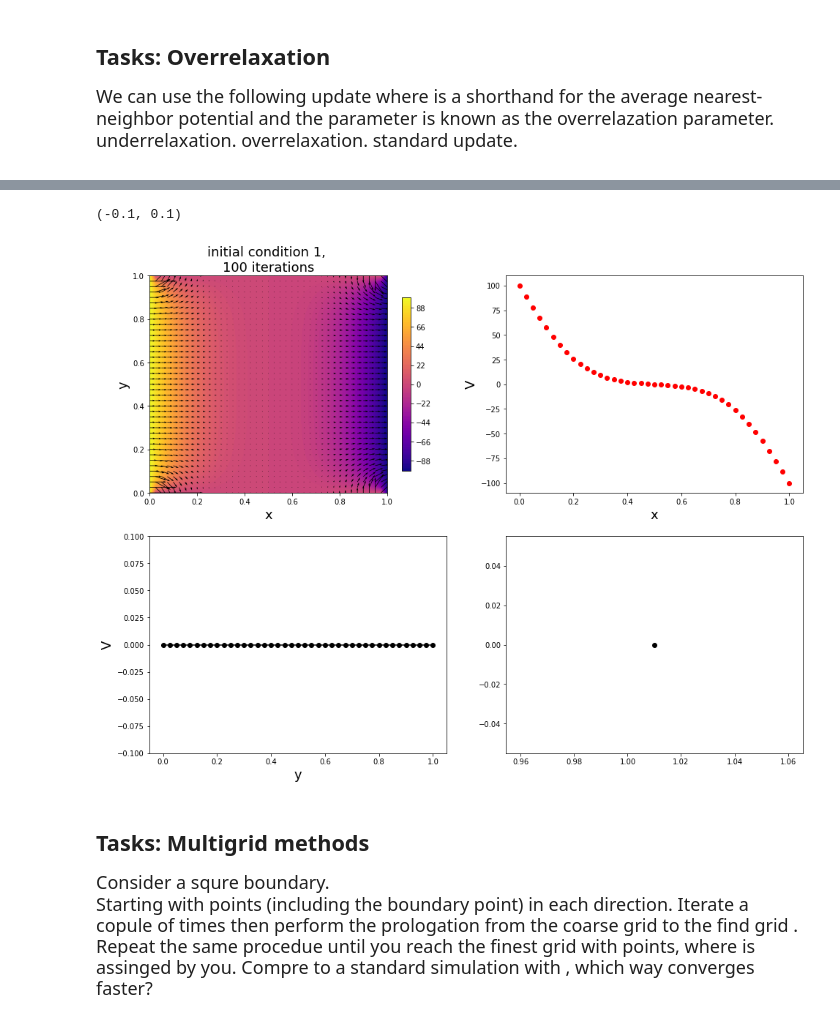
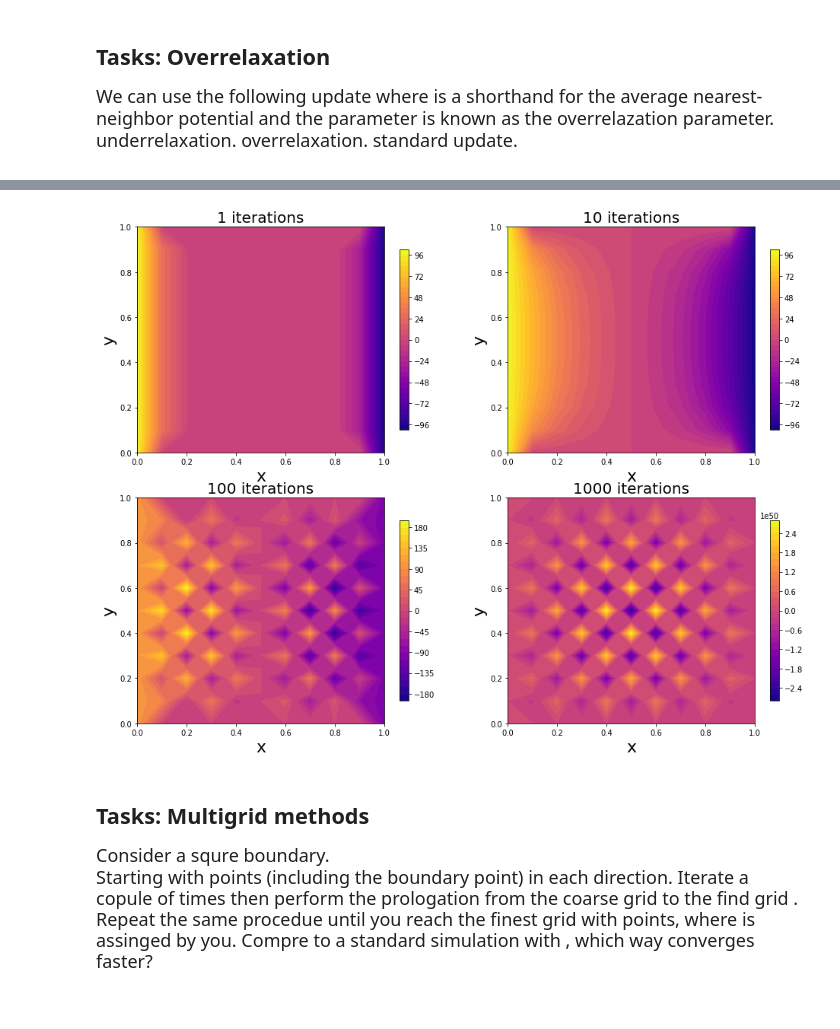
Before and after one commit to pcchen/Computation-in-Physics, a Jupyter notebook: 107022138/Homework_5/Relaxation Methods_Advanced topics.ipynb, the cells around one changed output, grey strips where cells are left out. Drawn from its saved outputs; the diff is of its cells as text; code cells hidden in the pictures.

```diff
--- a/107022138/Homework_5/Relaxation Methods_Advanced topics.ipynb
+++ b/107022138/Homework_5/Relaxation Methods_Advanced topics.ipynb
@@ -10,71 +102,31 @@ where  is a shorthand for the average nearest-neighbor potential and the paramet
 # %%
-import numpy as np
-import matplotlib.pyplot as plt
 fig, axes = plt.subplots(ncols = 2 , nrows = 2, figsize = (16,12))
 ax = axes.flatten()
-N = 41     # N means the number of equl points
-it = 100
+N = 11     # N means the number of equl points
+it = 1
 x = np.linspace(0,1,N)
 y = np.linspace(0,1,N)
 X, Y = np.meshgrid(x, y, indexing = 'xy')
 V = np.zeros((N,N))
+w = 1.1
 
-ρ = np.zeros((N,N))
-h = (x[N-1]-x[0])/N
-ρρ = np.pi*ρ*h**2
-sx = np.zeros_like(x)
-sy = np.zeros_like(y)
-w = np.linspace(1.01,1.01,1)
-number = np.zeros_like(w)
+for k in range(4):
+    V[-1,:] = 0
+    V[0,:] = 0
+    V[:,-1] = -100
+    V[:,0] = 100
+    for i in range(it*10**k):    # relaxation
+        V[1:-1,1:-1] = w/4*(V[2:,1:-1] + V[0:-2,1:-1] + V[1:-1,2:] + V[1:-1,0:-2]) + (1-w)*V[1:-1,1:-1]
 
-V[N-1,:] = 0
-V[0,:] = 0
-V[:,N-1] = -100
-V[:,0] = 100
+    contour = ax[k].contourf(X,Y,V,35,cmap='plasma')
+    fig.colorbar(contour, shrink=0.8, aspect=20,ax=ax[k])
+    ax[k].set_title(str(int(it*10**k)) + ' iterations',fontsize = 20)
+    ax[k].set_xlabel('x',fontsize = 22)
+    ax[k].set_ylabel('y',fontsize = 22)
 
-for k in range(len(w)):
-    for i in range(it):
-        V[-1,:] = 0
-        V[0,:] = 0
-        V[:,-1] = -100
-        V[:,0] = 100
-
-        V[1:-1,1:-1] = w[k]/4*(V[2:,1:-1] + V[0:-2,1:-1] + V[1:-1,2:] + V[1:-1,0:-2]) + (1-w[k])*V[1:-1,1:-1]
-#         if (np.max(np.abs(Vold-V)/Vold) < 0.01):
-#             number[k] = i
-#             i = it
-#         elif (i == it-1):
-#             number[k] = i
-
-ax[3].plot(w,number,'ko')
-
-sy = V[: , int((N-1)/2)]
-sx = V[int((N-1)/2) , :]
-ax[1].plot(x,sx,'ro')
-ax[2].plot(y,sy,'ko-')
-
-contour = ax[0].contourf(X,Y,V,100,cmap='plasma')
-fig.colorbar(contour, shrink=0.8, aspect=20,ax=ax[0])
-ax[0].set_title('initial condition ' + str(k%2 +1) + ', \n' + str(it) + ' iterations',fontsize = 18)
-
-Ey, Ex = np.gradient(-V)
-skip=(slice(None,None,1),slice(None,None,1))
-ax[0].quiver(X[skip],Y[skip],Ex[skip],Ey[skip],color = 'k')
-# ax[0].streamplot(x,y,Ex,Ey,density = 1,color = 'k')
-
-ax[0].set_xlabel('x',fontsize = 18)
-ax[0].set_ylabel('y',fontsize = 18)
-ax[1].set_xlabel('x',fontsize = 18)
-ax[1].set_ylabel('V',fontsize = 18)
-ax[2].set_xlabel('y',fontsize = 18)
-ax[2].set_ylabel('V',fontsize = 18)
-# ax[3].set_xlabel('iterations',fontsize = 16)
-# ax[3].set_ylabel('capacitance',fontsize = 16)
-ax[0].set_ylim([0,1])
-ax[2].set_ylim([-0.1,0.1])
+plt.savefig('fig2.pdf')
 # %% [output]
-(-0.1, 0.1)
-[figure, old version]
+[figure, new version]
 # %% [markdown]
 ## Tasks: Multigrid methods
 <font size = 4>
```
Also changed, not shown: parts of 8 cells of this notebook.
